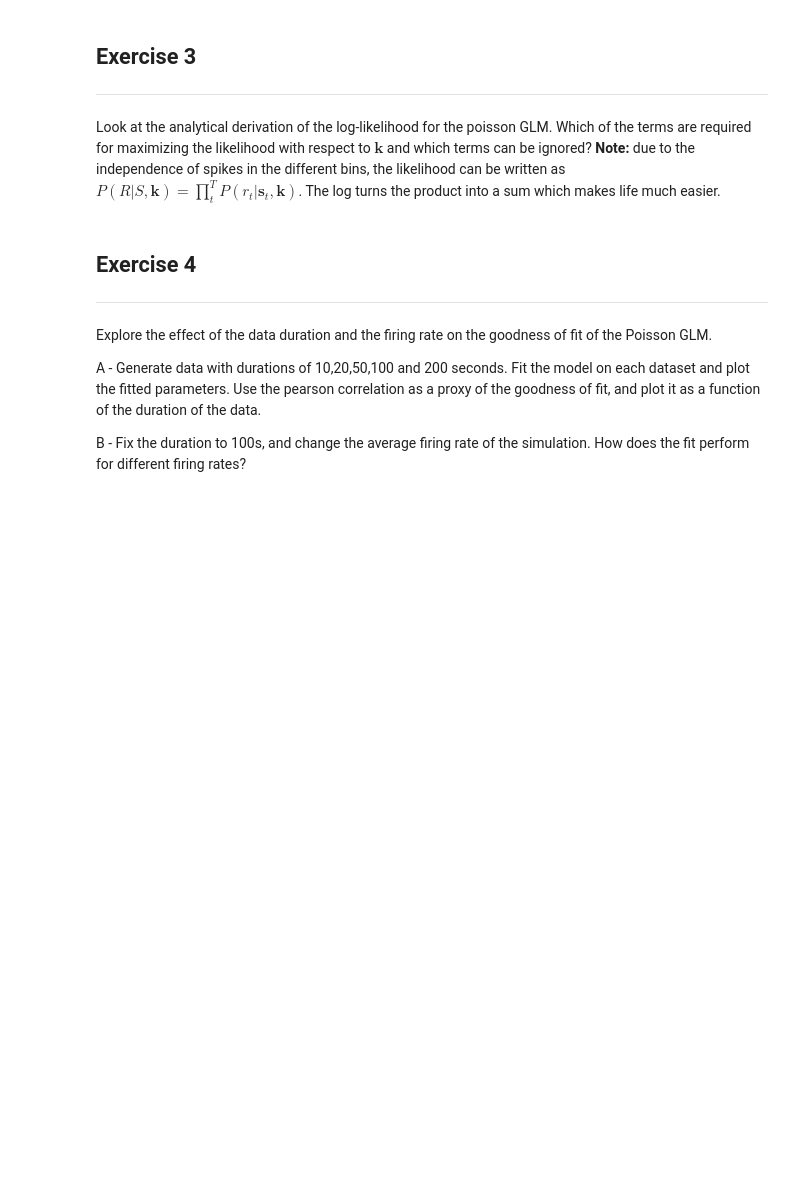
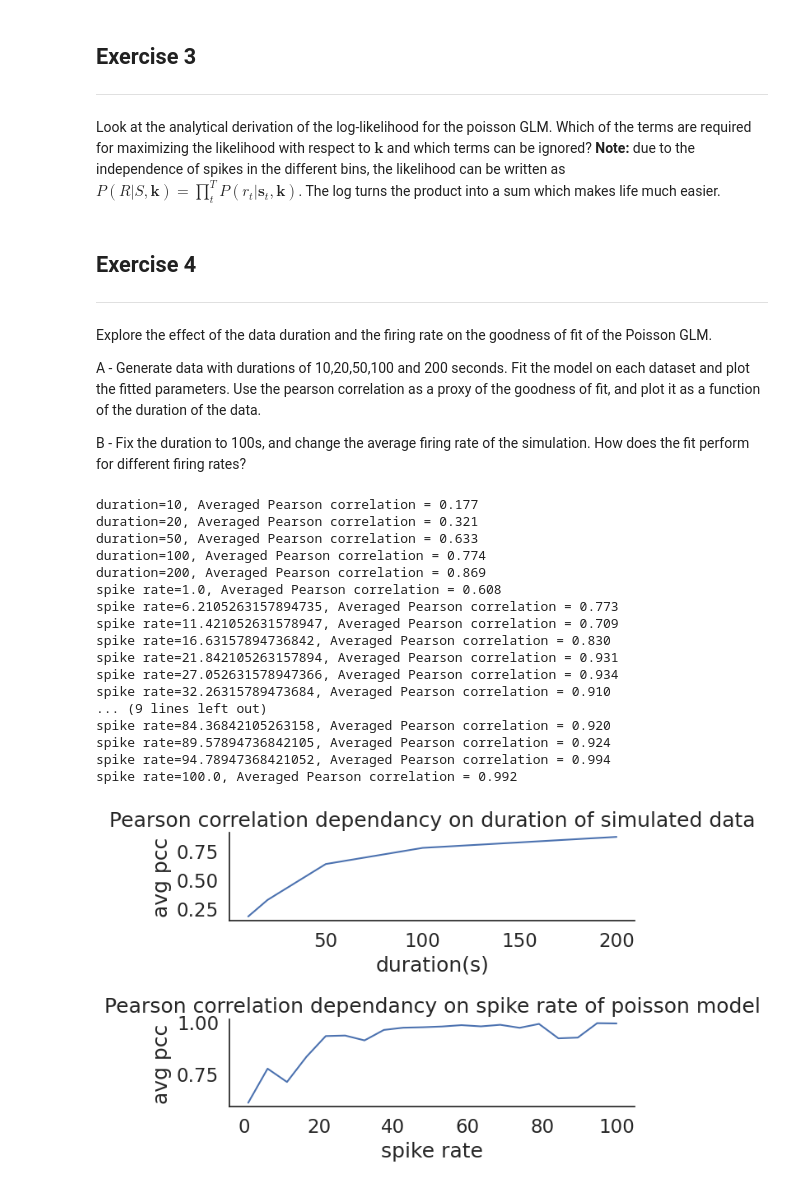
Before and after one commit to TSchwierz/NeuroAnalysis, a Jupyter notebook: GLMexercises.ipynb, the cells around one changed output. Drawn from its saved outputs; the diff is of its cells as text; code cells hidden in the pictures; blank space fills up the shorter version.

```diff
--- a/GLMexercises.ipynb
+++ b/GLMexercises.ipynb
@@ -168,3 +194,54 @@ A - Generate data with durations of 10,20,50,100 and 200 seconds. Fit the model
 Use the pearson correlation as a proxy of the goodness of fit, and plot it as a function of the duration of the data.
 
 B - Fix the duration to 100s, and change the average firing rate of the simulation. How does the fit perform for different firing rates?
+# %%
+durations_ex4 = [10,20,50,100,200]
+firing_rates = np.linspace(1,100, 20)
+
+pear_ccs3 = []
+pear_ccs4 = []
+for duration_ in durations_ex4:
+    ccs = []
+    for inst in range(realizations):
+        ccs.append(estimate(duration=duration_))
+    pear_ccs3.append(np.average(ccs))
+    print(f'duration={duration_}, Averaged Pearson correlation = {pear_ccs3[-1]:.3f}')
+
+for rate in firing_rates:
+    ccs = []
+    for inst in range(realizations):
+        ccs.append(estimate(duration=fixed_duration, spike_rate=rate))
+    pear_ccs4.append(np.average(ccs))
+    print(f'spike rate={rate}, Averaged Pearson correlation = {pear_ccs4[-1]:.3f}')
+
+plt.subplot(2,1,1)
+plt.plot(durations_ex4, pear_ccs3)
+plt.xlabel('duration(s)')
+plt.ylabel('avg pcc')
+plt.title('Pearson correlation dependancy on duration of simulated data')
+plt.subplot(2,1,2)
+plt.plot(firing_rates, pear_ccs4)
+plt.xlabel('spike rate')
+plt.ylabel('avg pcc')
+plt.title('Pearson correlation dependancy on spike rate of poisson model')
+plt.tight_layout()
+plt.show()
+# %% [output]
+duration=10, Averaged Pearson correlation = 0.177
+duration=20, Averaged Pearson correlation = 0.321
+duration=50, Averaged Pearson correlation = 0.633
+duration=100, Averaged Pearson correlation = 0.774
+duration=200, Averaged Pearson correlation = 0.869
+spike rate=1.0, Averaged Pearson correlation = 0.608
+spike rate=6.2105263157894735, Averaged Pearson correlation = 0.773
+spike rate=11.421052631578947, Averaged Pearson correlation = 0.709
+spike rate=16.63157894736842, Averaged Pearson correlation = 0.830
+spike rate=21.842105263157894, Averaged Pearson correlation = 0.931
+spike rate=27.052631578947366, Averaged Pearson correlation = 0.934
+spike rate=32.26315789473684, Averaged Pearson correlation = 0.910
+... (9 lines left out)
+spike rate=84.36842105263158, Averaged Pearson correlation = 0.920
+spike rate=89.57894736842105, Averaged Pearson correlation = 0.924
+spike rate=94.78947368421052, Averaged Pearson correlation = 0.994
+spike rate=100.0, Averaged Pearson correlation = 0.992
+[figure, added]
```
Also changed, not shown: parts of 5 cells of this notebook, 1 other file.
